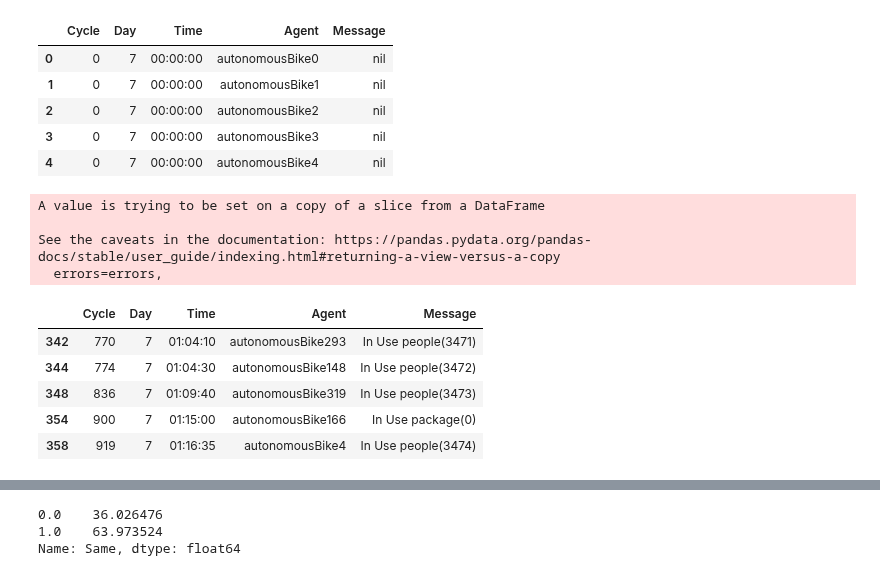
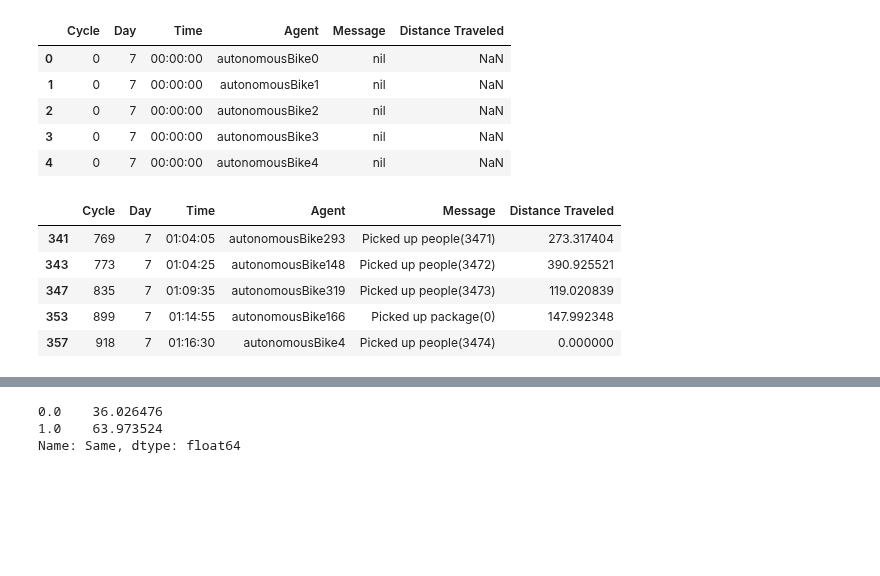
Before and after one commit to CityScope/MobilityTable_SanSebastian, a Jupyter notebook: postprocessing/task-transitions.ipynb, the cells around one changed output, grey strips where cells are left out. Cells and saved outputs as stored; diff of their text form; code cells hidden in the pictures; blank space fills up the shorter version.

```diff
--- a/postprocessing/task-transitions.ipynb
+++ b/postprocessing/task-transitions.ipynb
@@ -21,21 +23,21 @@ for filename in filenames:
     dfs.append(df_tasks)
 # %%
 # Create a new list to store the modified dataframes
-dfs_modified = []
+dfs_all= []
 
 # Iterate over each dataframe in dfs
 for df_tasks in dfs:
     # Select the desired columns
-    df_modified = df_tasks[['Cycle', 'Day', 'Time', 'Agent', 'Message']]
+    df_modified = df_tasks[['Cycle', 'Day', 'Time', 'Agent', 'Message', 'Distance Traveled']]
     # Append the modified dataframe to the new list
-    dfs_modified.append(df_modified)
+    dfs_all.append(df_modified)
 
 
-dfs_modified[0].head()
+dfs_all[0].head()
 # %% [output]
-|  | Cycle | Day | Time | Agent | Message |
-| 0 | 0 | 7 | 00:00:00 | autonomousBike0 | nil |
-| 1 | 0 | 7 | 00:00:00 | autonomousBike1 | nil |
-| 2 | 0 | 7 | 00:00:00 | autonomousBike2 | nil |
-| 3 | 0 | 7 | 00:00:00 | autonomousBike3 | nil |
-| 4 | 0 | 7 | 00:00:00 | autonomousBike4 | nil |
+|  | Cycle | Day | Time | Agent | Message | Distance Traveled |
+| 0 | 0 | 7 | 00:00:00 | autonomousBike0 | nil | NaN |
+| 1 | 0 | 7 | 00:00:00 | autonomousBike1 | nil | NaN |
+| 2 | 0 | 7 | 00:00:00 | autonomousBike2 | nil | NaN |
+| 3 | 0 | 7 | 00:00:00 | autonomousBike3 | nil | NaN |
+| 4 | 0 | 7 | 00:00:00 | autonomousBike4 | nil | NaN |
@@ -42,20 +51,19 @@ dfs_modified[0].head()
 # %%
 # for df in dfs_modified: Keep only the rows with 'Message' starting by 'In Use*'
 for df in dfs_modified:
-    df.drop(df[~df['Message'].str.startswith('In Use')].index, inplace = True)
+
+    ##CHANGE FOR COUNTING TRANSITIONS
+    #df.drop(df[~df['Message'].str.startswith('In Use')].index, inplace = True)
+    df.drop(df[~df['Message'].str.startswith('Picked up')].index, inplace = True)
 
 dfs_modified[0].head()
 # %% [output]
-A value is trying to be set on a copy of a slice from a DataFrame
-
-See the caveats in the documentation: https://pandas.pydata.org/pandas-docs/stable/user_guide/indexing.html#returning-a-view-versus-a-copy
-  errors=errors,
-|  | Cycle | Day | Time | Agent | Message |
-| 342 | 770 | 7 | 01:04:10 | autonomousBike293 | In Use people(3471) |
-| 344 | 774 | 7 | 01:04:30 | autonomousBike148 | In Use people(3472) |
-| 348 | 836 | 7 | 01:09:40 | autonomousBike319 | In Use people(3473) |
-| 354 | 900 | 7 | 01:15:00 | autonomousBike166 | In Use package(0) |
-| 358 | 919 | 7 | 01:16:35 | autonomousBike4 | In Use people(3474) |
+|  | Cycle | Day | Time | Agent | Message | Distance Traveled |
+| 341 | 769 | 7 | 01:04:05 | autonomousBike293 | Picked up people(3471) | 273.317404 |
+| 343 | 773 | 7 | 01:04:25 | autonomousBike148 | Picked up people(3472) | 390.925521 |
+| 347 | 835 | 7 | 01:09:35 | autonomousBike319 | Picked up people(3473) | 119.020839 |
+| 353 | 899 | 7 | 01:14:55 | autonomousBike166 | Picked up package(0) | 147.992348 |
+| 357 | 918 | 7 | 01:16:30 | autonomousBike4 | Picked up people(3474) | 0.000000 |
 # %%
 # Crop Message column string to get only the task name
 
```
Also changed, not shown: parts of 9 cells of this notebook, 5 other files.
